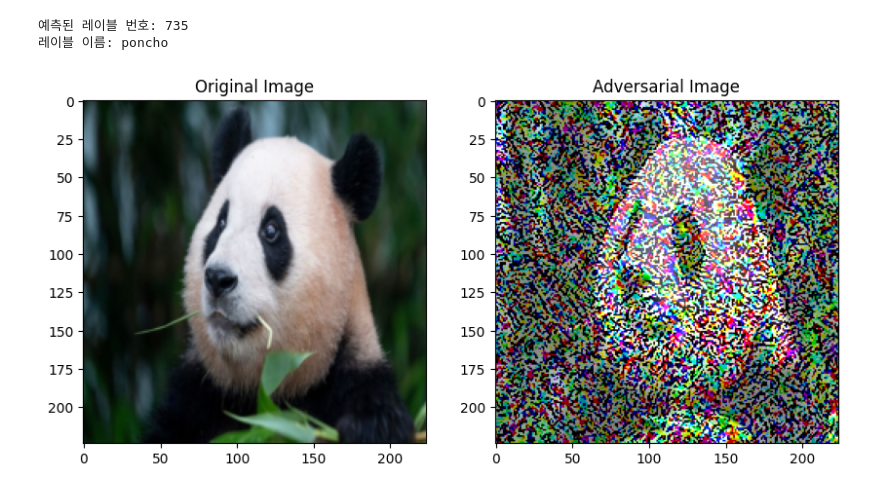
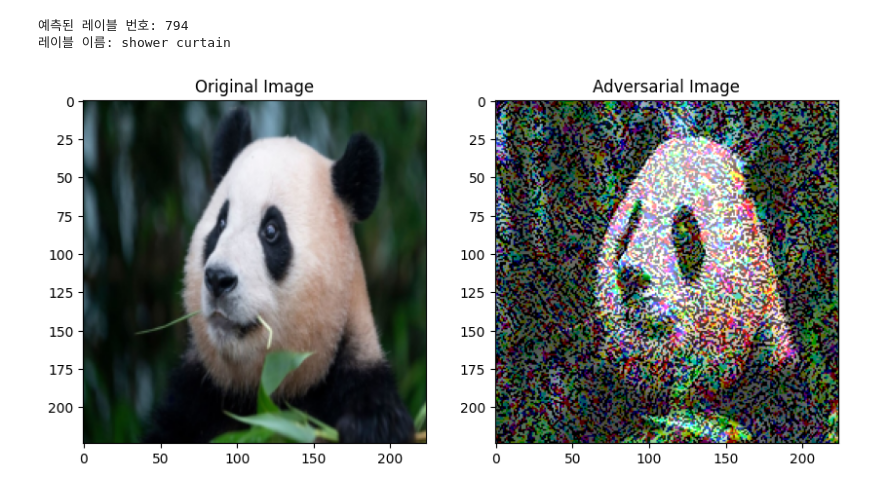
Before and after one commit to lee-seong-wook/Adversarial_Attack, a Jupyter notebook: Adversarial_Attack.ipynb, the cells around one changed output. Drawn from its saved outputs; the diff is of its cells as text; code cells hidden in the pictures.

```diff
--- a/Adversarial_Attack.ipynb
+++ b/Adversarial_Attack.ipynb
@@ -54,7 +54,7 @@ loss.backward()
 gradient = img_tensor.grad.data
 
 # FGSM 공격으로 적대적 예제 생성
-epsilon = 0.5 # epsilon의 값으로 정도 설정 가능 ex)0.01 = 1%
+epsilon = 0.3 # epsilon의 값으로 정도 설정 가능 ex)0.01 = 1%
 perturbed_data = fgsm_attack(img_tensor, epsilon, gradient)
 
 # 생성된 적대적 예제를 모델에 통과시킴
@@ -63,33 +63,33 @@ output = model(perturbed_data)
 
 # 예측 결과 확인
 perturbed_prediction = output.max(1, keepdim=True)[1]
 perturbed_prediction_idx = perturbed_prediction.item()
 
 # ImageNet 클래스 인덱스와 이름 매핑
 # 예측 결과 출력
 perturbed_prediction_name = imagenet_labels[perturbed_prediction_idx]
 print("예측된 레이블 번호:", perturbed_prediction_idx)
 print("레이블 이름:", perturbed_prediction_name)
 
 # 시각화를 위해 넘파이 행렬 변환
 perturbed_data_view = perturbed_data.squeeze(0).detach()
 perturbed_data_view = perturbed_data_view.permute(1, 2, 0).numpy()
 
 # 원본 이미지와 적대적 이미지를 시각화
 fig, (ax1, ax2) = plt.subplots(1, 2, figsize=(10, 5))
 
 # 원본 이미지 시각화
 original_img_view = img_tensor.squeeze(0).detach()
 original_img_view = original_img_view.permute(1, 2, 0).numpy()
 ax1.imshow(original_img_view)
 ax1.set_title("Original Image")
 
 # 적대적 이미지 시각화
 ax2.imshow(perturbed_data_view)
 ax2.set_title("Adversarial Image")
 
 plt.show()
 # %% [output]
-예측된 레이블 번호: 735
-레이블 이름: poncho
+예측된 레이블 번호: 794
+레이블 이름: shower curtain
-[figure, old version]
+[figure, new version]
```
Also changed, not shown: parts of 1 cell of this notebook.
